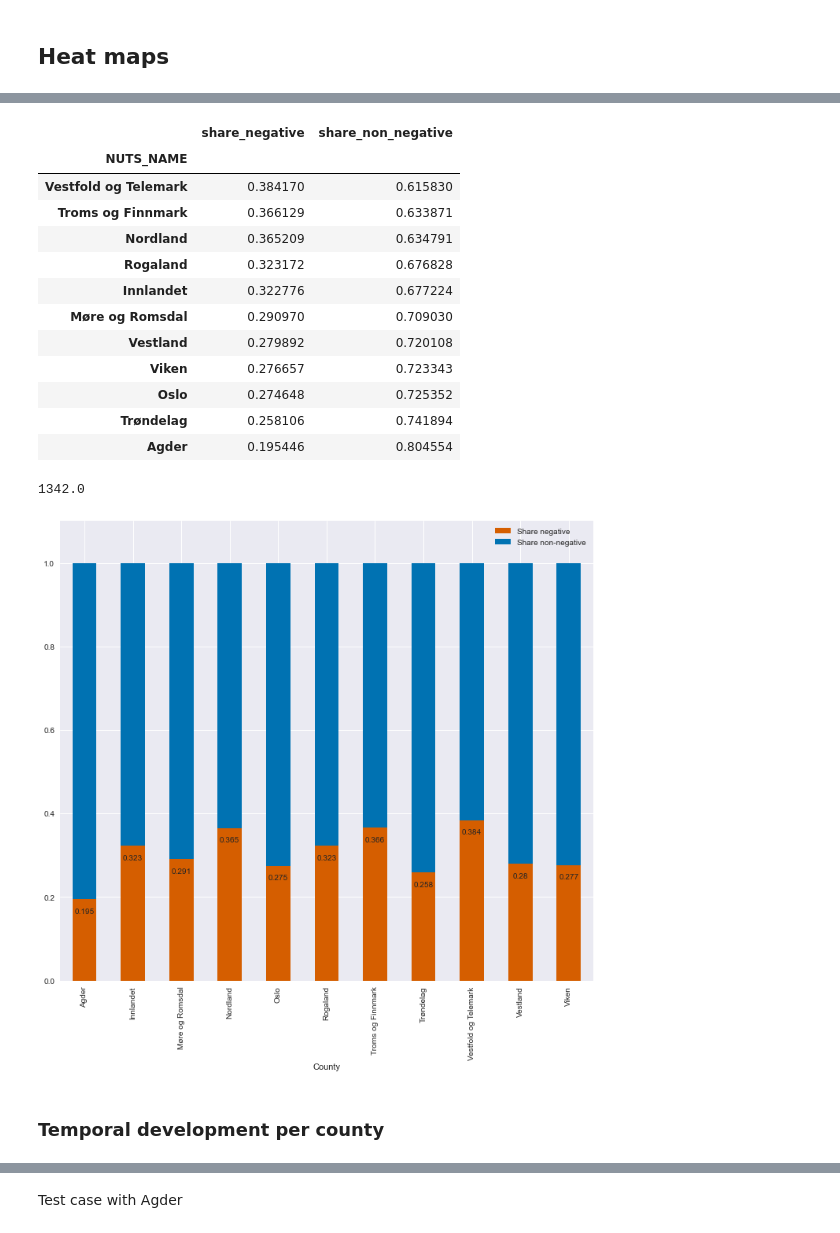
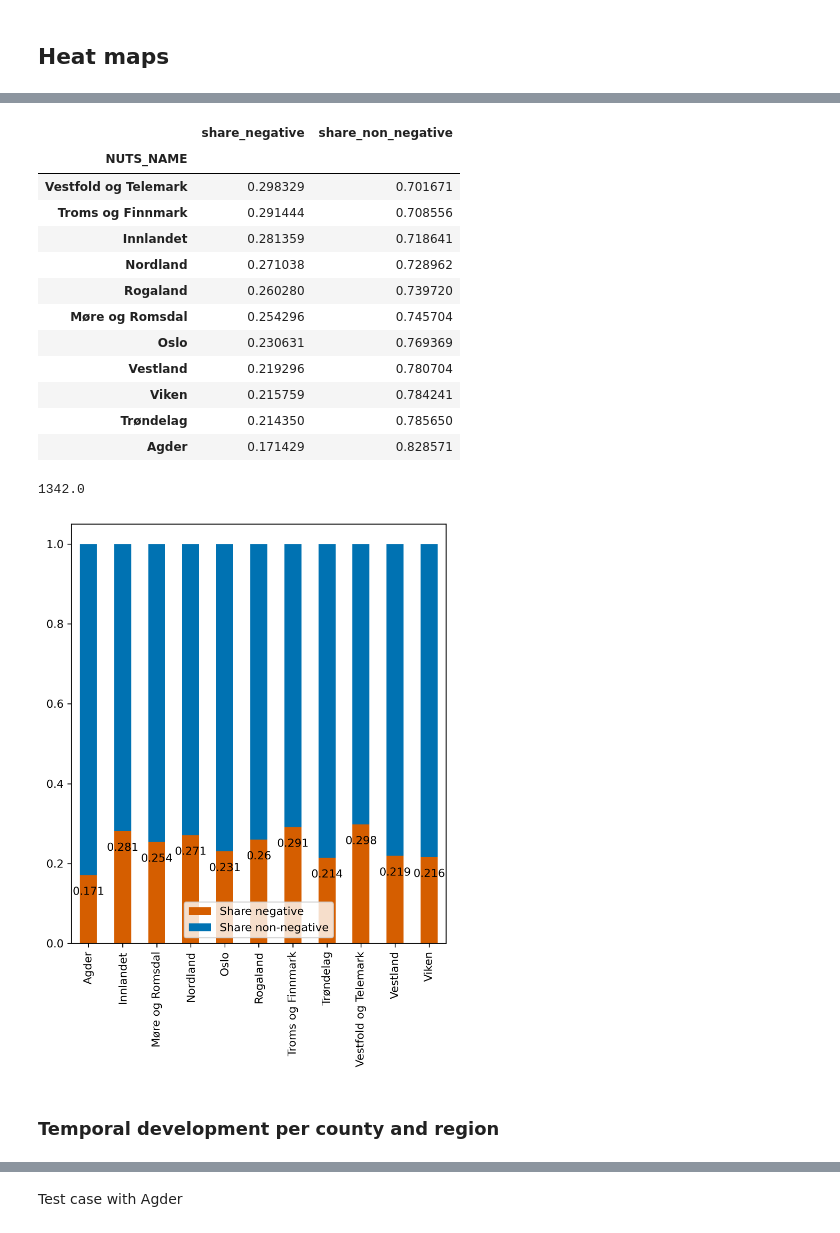
Before and after one commit to OskarVagero/sentiment-analysis-we, a Jupyter notebook: python_scripts/proj_twitt_sentiment/binary_results.ipynb, the cells around one changed output, grey strips where cells are left out. Cells and saved outputs as stored; diff of their text form; code cells hidden in the pictures.

```diff
--- a/python_scripts/proj_twitt_sentiment/binary_results.ipynb
+++ b/python_scripts/proj_twitt_sentiment/binary_results.ipynb
@@ -57,11 +59,11 @@ gdf_NOnuts3 = gdf_NOnuts3.to_crs("EPSG:4326")
 We start by simply loading the data from our csv file
 # %%
 df_twitter = pd.read_csv(
-    "data/third_rendition_geolocated_anonymous_negneutral_predict.csv",
+    "data/fourth_rendition_geolocated_id_posneutral_predict.csv",
     parse_dates=[
         'created_at'
     ]
-)
+).drop(columns={'id'})
 # %% [markdown]
 ### Aggregated temporal analysis
 # %%
@@ -680,17 +821,17 @@ new2.drop(
 # %% [output]
 |  | share_negative | share_non_negative |
 | NUTS_NAME |  |  |
-| Vestfold og Telemark | 0.384170 | 0.615830 |
-| Troms og Finnmark | 0.366129 | 0.633871 |
-| Nordland | 0.365209 | 0.634791 |
-| Rogaland | 0.323172 | 0.676828 |
-| Innlandet | 0.322776 | 0.677224 |
-| Møre og Romsdal | 0.290970 | 0.709030 |
-| Vestland | 0.279892 | 0.720108 |
-| Viken | 0.276657 | 0.723343 |
-| Oslo | 0.274648 | 0.725352 |
-| Trøndelag | 0.258106 | 0.741894 |
-| Agder | 0.195446 | 0.804554 |
+| Vestfold og Telemark | 0.298329 | 0.701671 |
+| Troms og Finnmark | 0.291444 | 0.708556 |
+| Innlandet | 0.281359 | 0.718641 |
+| Nordland | 0.271038 | 0.728962 |
+| Rogaland | 0.260280 | 0.739720 |
+| Møre og Romsdal | 0.254296 | 0.745704 |
+| Oslo | 0.230631 | 0.769369 |
+| Vestland | 0.219296 | 0.780704 |
+| Viken | 0.215759 | 0.784241 |
+| Trøndelag | 0.214350 | 0.785650 |
+| Agder | 0.171429 | 0.828571 |
 # %%
 my_tuple = (1,2)
 # %%
@@ -700,43 +841,46 @@ round(1342.1203, 0)
 # %% [output]
 1342.0
 # %%
-fig, ax=plt.subplots(figsize=(10,10))
+fig, ax=plt.subplots(figsize=(1.5*3.54,2*3.54), dpi=300)
 
 
 new2.drop(
     columns={
         'negative_tweets',
         'non_negative_tweets'
     }
 ).rename(
     columns={
         "share_negative": "Share negative",
         "share_non_negative": "Share non-negative",
     }
 ).plot.bar(
     stacked=True,
     ax=ax,
-    ylim = [0,1.1],
+    #ylim = [0,1.1],
     color = [vermilion, blue]
 )
 
 for container in ax.containers:
     labels = [round(v,3) if v < 0.5 else "" for v in container.datavalues]
     ax.bar_label(
         container,
         labels = labels,
         padding=-20,
         #color = 'white'
     )
 
-plt.xlabel('County')
+#ax.set_ylim(0,1.15)
+ax.legend(loc= 'lower center')
+
+plt.xlabel('')
 plt.tight_layout()
 #plt.legend(bbox_to_anchor=(1.0, 1.0))
-plt.savefig('figures/sentiment_score_county.eps')
+#plt.savefig('figures/sentiment_score_county.eps',bbox_inches='tight')
 # %% [output]
-[figure, old version]
+[figure, new version]
 # %% [markdown]
-### Temporal development per county
+### Temporal development per county and region
 # %%
 gdf_twitter_monthly_senti = gpd.GeoDataFrame(
     df_twitter,
```
Also changed, not shown: parts of 53 cells of this notebook.
